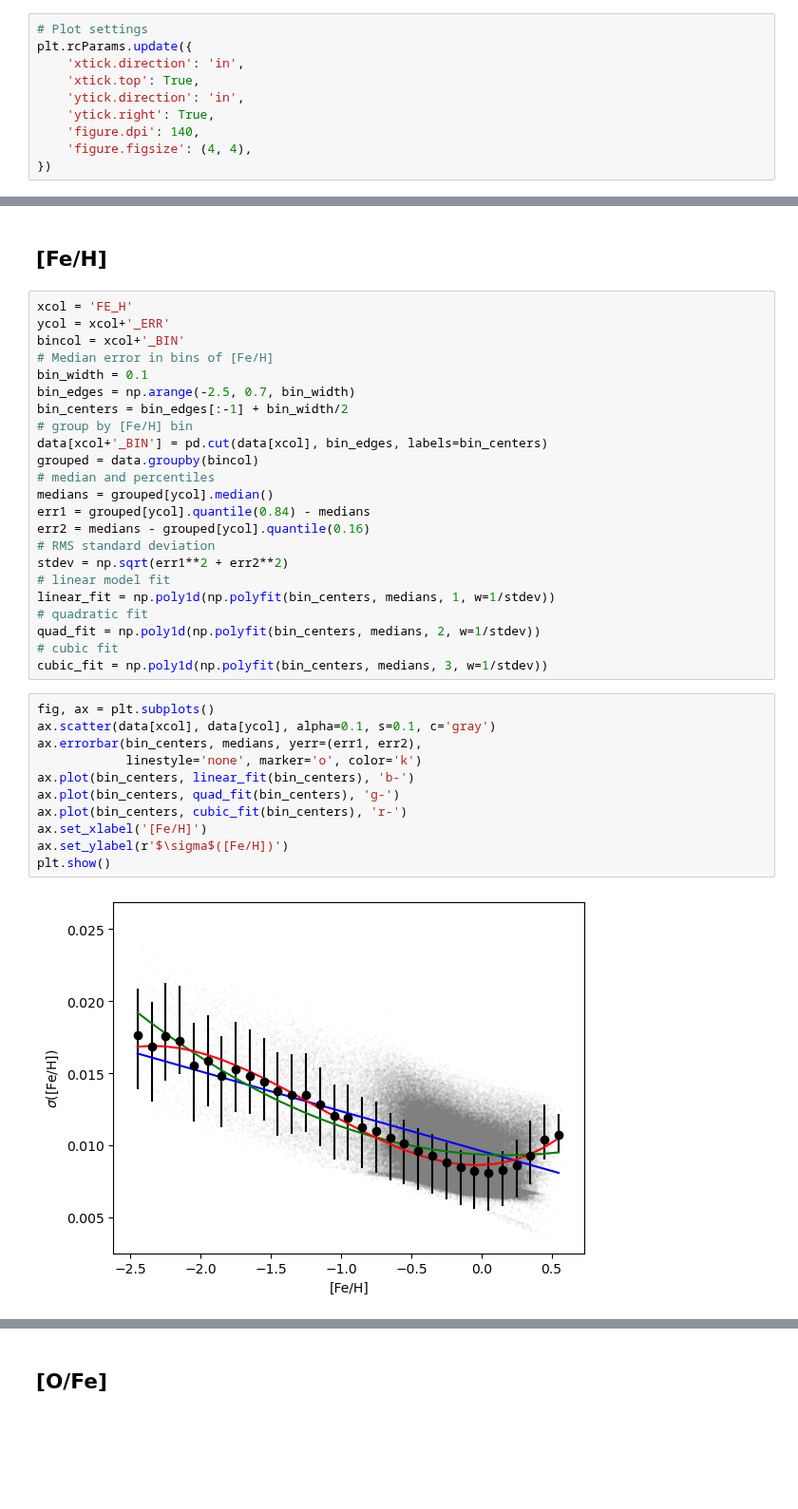
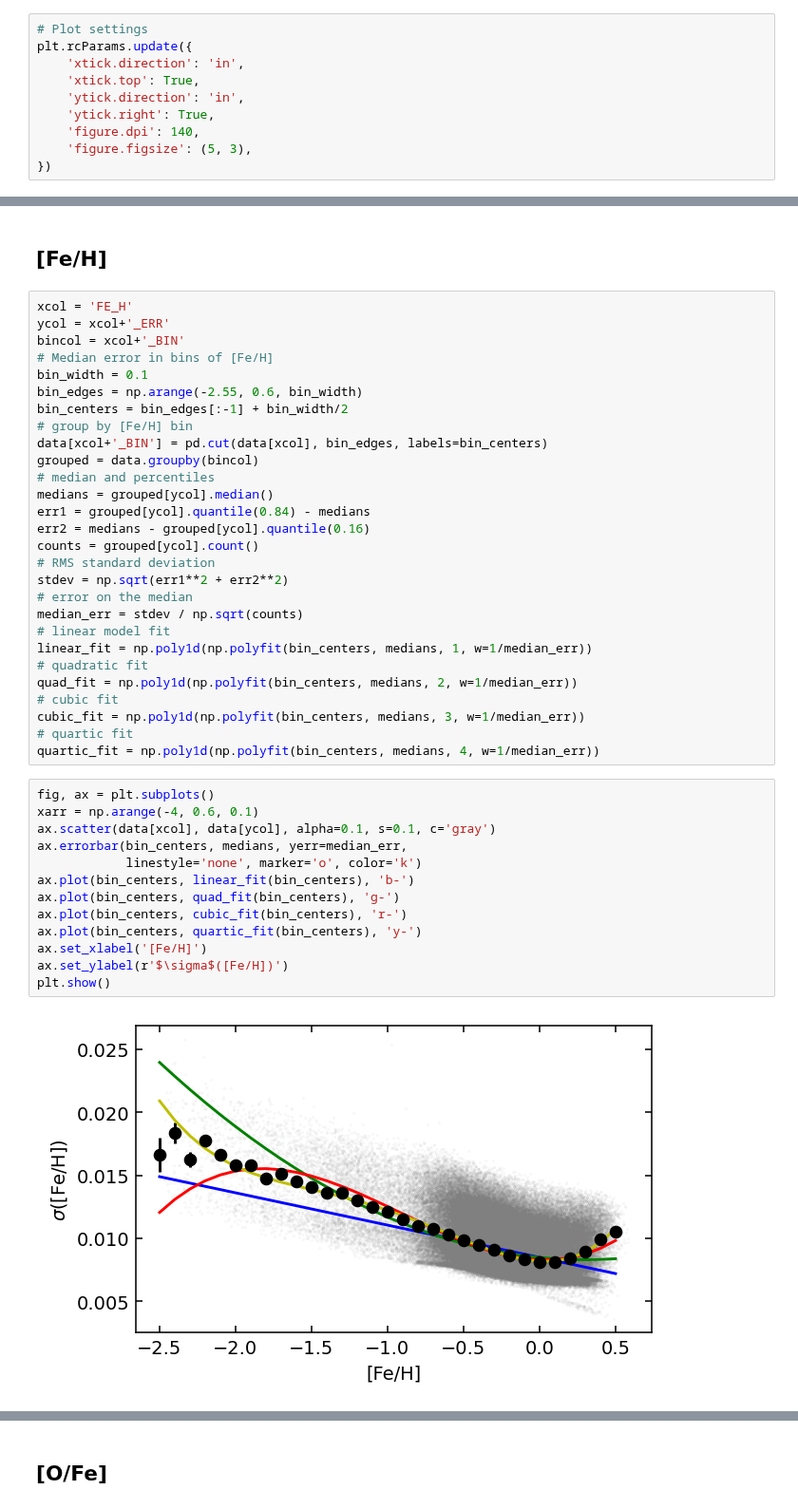
Before and after one commit to lodubay/galactic-dtd, a Jupyter notebook: notebooks/abundance_uncertainty.ipynb, the cells around one changed output, grey strips where cells are left out. Shown at 95% size. Saved outputs shown, nothing was run; the diff lists cells and outputs as text; blank space fills up the shorter version.

```diff
--- a/notebooks/abundance_uncertainty.ipynb
+++ b/notebooks/abundance_uncertainty.ipynb
@@ -14,7 +14,7 @@ plt.rcParams.update({
     'ytick.direction': 'in',
     'ytick.right': True,
     'figure.dpi': 140,
-    'figure.figsize': (4, 4),
+    'figure.figsize': (5, 3),
 })
 # %%
 data = pd.read_csv('../src/data/APOGEE/sample.csv')
@@ -41,7 +41,7 @@ ycol = xcol+'_ERR'
 bincol = xcol+'_BIN'
 # Median error in bins of [Fe/H]
 bin_width = 0.1
-bin_edges = np.arange(-2.5, 0.7, bin_width)
+bin_edges = np.arange(-2.55, 0.6, bin_width)
 bin_centers = bin_edges[:-1] + bin_width/2
 # group by [Fe/H] bin
 data[xcol+'_BIN'] = pd.cut(data[xcol], bin_edges, labels=bin_centers)
@@ -50,24 +50,31 @@ grouped = data.groupby(bincol)
 medians = grouped[ycol].median()
 err1 = grouped[ycol].quantile(0.84) - medians
 err2 = medians - grouped[ycol].quantile(0.16)
+counts = grouped[ycol].count()
 # RMS standard deviation
 stdev = np.sqrt(err1**2 + err2**2)
+# error on the median
+median_err = stdev / np.sqrt(counts)
 # linear model fit
-linear_fit = np.poly1d(np.polyfit(bin_centers, medians, 1, w=1/stdev))
+linear_fit = np.poly1d(np.polyfit(bin_centers, medians, 1, w=1/median_err))
 # quadratic fit
-quad_fit = np.poly1d(np.polyfit(bin_centers, medians, 2, w=1/stdev))
+quad_fit = np.poly1d(np.polyfit(bin_centers, medians, 2, w=1/median_err))
 # cubic fit
-cubic_fit = np.poly1d(np.polyfit(bin_centers, medians, 3, w=1/stdev))
+cubic_fit = np.poly1d(np.polyfit(bin_centers, medians, 3, w=1/median_err))
+# quartic fit
+quartic_fit = np.poly1d(np.polyfit(bin_centers, medians, 4, w=1/median_err))
 # %%
 fig, ax = plt.subplots()
+xarr = np.arange(-4, 0.6, 0.1)
 ax.scatter(data[xcol], data[ycol], alpha=0.1, s=0.1, c='gray')
-ax.errorbar(bin_centers, medians, yerr=(err1, err2),
+ax.errorbar(bin_centers, medians, yerr=median_err,
             linestyle='none', marker='o', color='k')
 ax.plot(bin_centers, linear_fit(bin_centers), 'b-')
 ax.plot(bin_centers, quad_fit(bin_centers), 'g-')
 ax.plot(bin_centers, cubic_fit(bin_centers), 'r-')
+ax.plot(bin_centers, quartic_fit(bin_centers), 'y-')
 ax.set_xlabel('[Fe/H]')
 ax.set_ylabel(r'$\sigma$([Fe/H])')
 plt.show()
 # %% [output]
-[figure, old version]
+[figure, new version]
```
Also changed, not shown: parts of 31 cells of this notebook, 4 other files.
